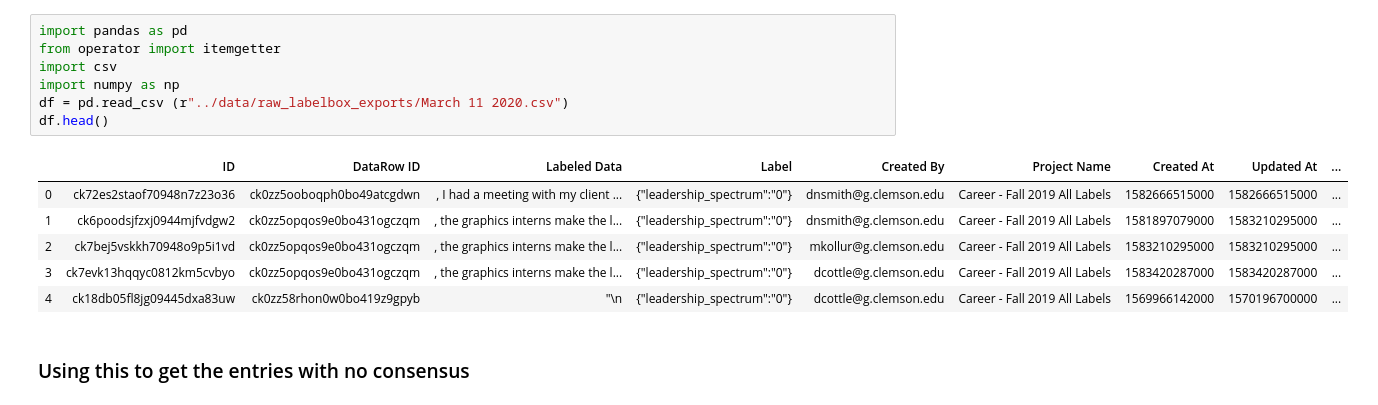
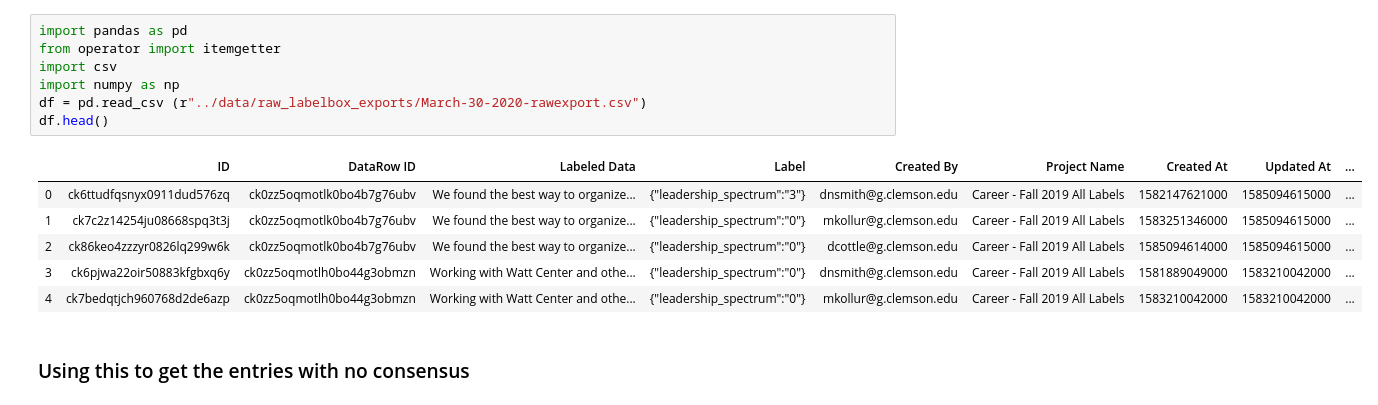
Before and after one commit to dndsmith/watson_ci_career_readiness, a Jupyter notebook: src/clean_data_for_model.ipynb, the cells around one changed output. Saved outputs shown, nothing was run; the diff lists cells and outputs as text.

Commit message:
March 30

```diff
--- a/src/clean_data_for_model.ipynb
+++ b/src/clean_data_for_model.ipynb
@@ -1,17 +1,17 @@
 # %%
 import pandas as pd
 from operator import itemgetter
 import csv
 import numpy as np
-df = pd.read_csv (r"../data/raw_labelbox_exports/March 11 2020.csv")
+df = pd.read_csv (r"../data/raw_labelbox_exports/March-30-2020-rawexport.csv")
 df.head()
 # %% [output]
 |  | ID | DataRow ID | Labeled Data | Label | Created By | Project Name | Created At | Updated At | ... |
-| 0 | ck72es2staof70948n7z23o36 | ck0zz5ooboqph0bo49atcgdwn | , I had a meeting with my client ... | {"leadership_spectrum":"0"} | dnsmith@g.clemson.edu | Career - Fall 2019 All Labels | 1582666515000 | 1582666515000 | ... |
-| 1 | ck6poodsjfzxj0944mjfvdgw2 | ck0zz5opqos9e0bo431ogczqm | , the graphics interns make the l... | {"leadership_spectrum":"0"} | dnsmith@g.clemson.edu | Career - Fall 2019 All Labels | 1581897079000 | 1583210295000 | ... |
-| 2 | ck7bej5vskkh70948o9p5i1vd | ck0zz5opqos9e0bo431ogczqm | , the graphics interns make the l... | {"leadership_spectrum":"0"} | mkollur@g.clemson.edu | Career - Fall 2019 All Labels | 1583210295000 | 1583210295000 | ... |
-| 3 | ck7evk13hqqyc0812km5cvbyo | ck0zz5opqos9e0bo431ogczqm | , the graphics interns make the l... | {"leadership_spectrum":"0"} | dcottle@g.clemson.edu | Career - Fall 2019 All Labels | 1583420287000 | 1583420287000 | ... |
-| 4 | ck18db05fl8jg09445dxa83uw | ck0zz58rhon0w0bo419z9gpyb | "\n | {"leadership_spectrum":"0"} | dcottle@g.clemson.edu | Career - Fall 2019 All Labels | 1569966142000 | 1570196700000 | ... |
+| 0 | ck6ttudfqsnyx0911dud576zq | ck0zz5oqmotlk0bo4b7g76ubv | We found the best way to organize... | {"leadership_spectrum":"3"} | dnsmith@g.clemson.edu | Career - Fall 2019 All Labels | 1582147621000 | 1585094615000 | ... |
+| 1 | ck7c2z14254ju08668spq3t3j | ck0zz5oqmotlk0bo4b7g76ubv | We found the best way to organize... | {"leadership_spectrum":"0"} | mkollur@g.clemson.edu | Career - Fall 2019 All Labels | 1583251346000 | 1585094615000 | ... |
+| 2 | ck86keo4zzzyr0826lq299w6k | ck0zz5oqmotlk0bo4b7g76ubv | We found the best way to organize... | {"leadership_spectrum":"0"} | dcottle@g.clemson.edu | Career - Fall 2019 All Labels | 1585094614000 | 1585094615000 | ... |
+| 3 | ck6pjwa22oir50883kfgbxq6y | ck0zz5oqmotlh0bo44g3obmzn | Working with Watt Center and othe... | {"leadership_spectrum":"0"} | dnsmith@g.clemson.edu | Career - Fall 2019 All Labels | 1581889049000 | 1583210042000 | ... |
+| 4 | ck7bedqtjch960768d2de6azp | ck0zz5oqmotlh0bo44g3obmzn | Working with Watt Center and othe... | {"leadership_spectrum":"0"} | mkollur@g.clemson.edu | Career - Fall 2019 All Labels | 1583210042000 | 1583210042000 | ... |
 # %% [markdown]
 ### Using this to get the entries with no consensus
 # %% [markdown]
```
Also changed, not shown: parts of 6 cells of this notebook, 3 other files.
